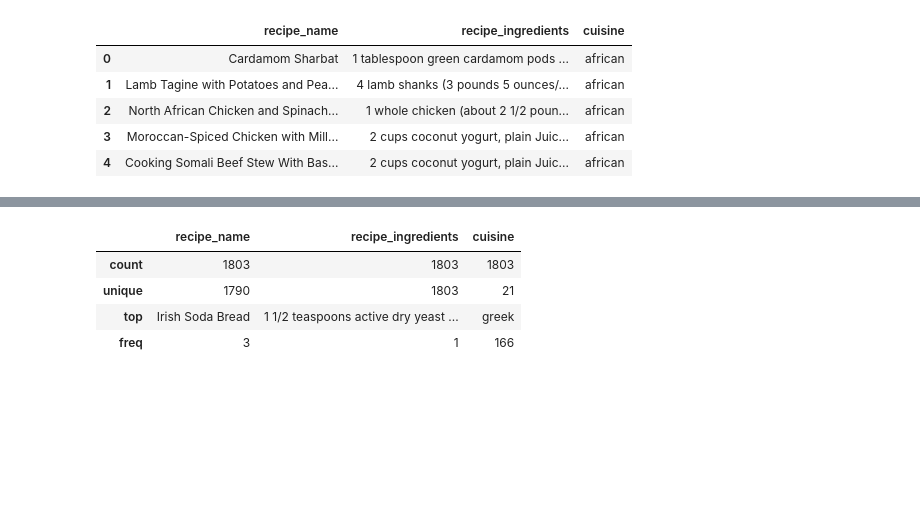
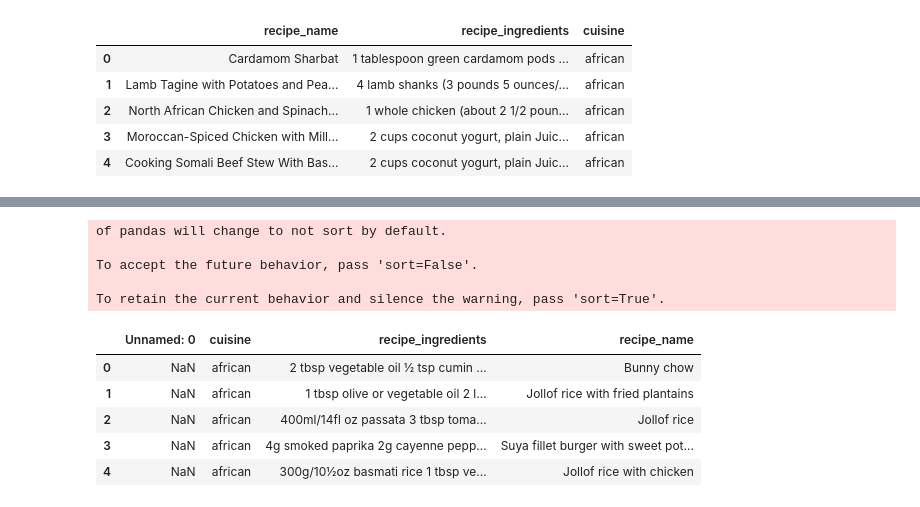
Before and after one commit to Prottoy2938/mod_3_project_cuisines, a Jupyter notebook: web_scrape_all_cuisines.ipynb, the cells around one changed output, grey strips where cells are left out. Cells and saved outputs as stored; diff of their text form; code cells hidden in the pictures; blank space fills up the shorter version.

Commit message:
added chinese recipes to full database

```diff
--- a/web_scrape_all_cuisines.ipynb
+++ b/web_scrape_all_cuisines.ipynb
@@ -187,3 +167,8 @@ second_database.head()
 | 2 | North African Chicken and Spinach... | 1 whole chicken (about 2 1/2 poun... | african |
 | 3 | Moroccan-Spiced Chicken with Mill... | 2 cups coconut yogurt, plain Juic... | african |
 | 4 | Cooking Somali Beef Stew With Bas... | 2 cups coconut yogurt, plain Juic... | african |
+# %%
+chinese_database = pd.read_csv('chinese_recipes.csv')
+chinese_database = chinese_database.rename(index=str, columns={'0': "recipe_name", '1': "recipe_ingredients", '2':"cuisine"})
+
+chinese_database.head()
@@ -190,16 +182,23 @@ second_database.head()
 # %%
 
-full_database = pd.concat([first_database, second_database])
+full_database = pd.concat([first_database, second_database, chinese_database])
 full_database = full_database.drop_duplicates(subset='recipe_ingredients')
 
 # df.describe()
+# %% [output]
+of pandas will change to not sort by default.
+
+To accept the future behavior, pass 'sort=False'.
+
+To retain the current behavior and silence the warning, pass 'sort=True'.
 # %%
-full_database.describe()
+full_database.head()
 # %% [output]
-|  | recipe_name | recipe_ingredients | cuisine |
-| count | 1803 | 1803 | 1803 |
-| unique | 1790 | 1803 | 21 |
-| top | Irish Soda Bread | 1 1/2 teaspoons active dry yeast ... | greek |
-| freq | 3 | 1 | 166 |
+|  | Unnamed: 0 | cuisine | recipe_ingredients | recipe_name |
+| 0 | NaN | african | 2 tbsp vegetable oil ½ tsp cumin ... | Bunny chow |
+| 1 | NaN | african | 1 tbsp olive or vegetable oil 2 l... | Jollof rice with fried plantains |
+| 2 | NaN | african | 400ml/14fl oz passata 3 tbsp toma... | Jollof rice |
+| 3 | NaN | african | 4g smoked paprika 2g cayenne pepp... | Suya fillet burger with sweet pot... |
+| 4 | NaN | african | 300g/10½oz basmati rice 1 tbsp ve... | Jollof rice with chicken |
 # %%
 full_database.to_csv('full_database.csv')
```
Also changed, not shown: parts of 2 cells of this notebook, 3 other files.
